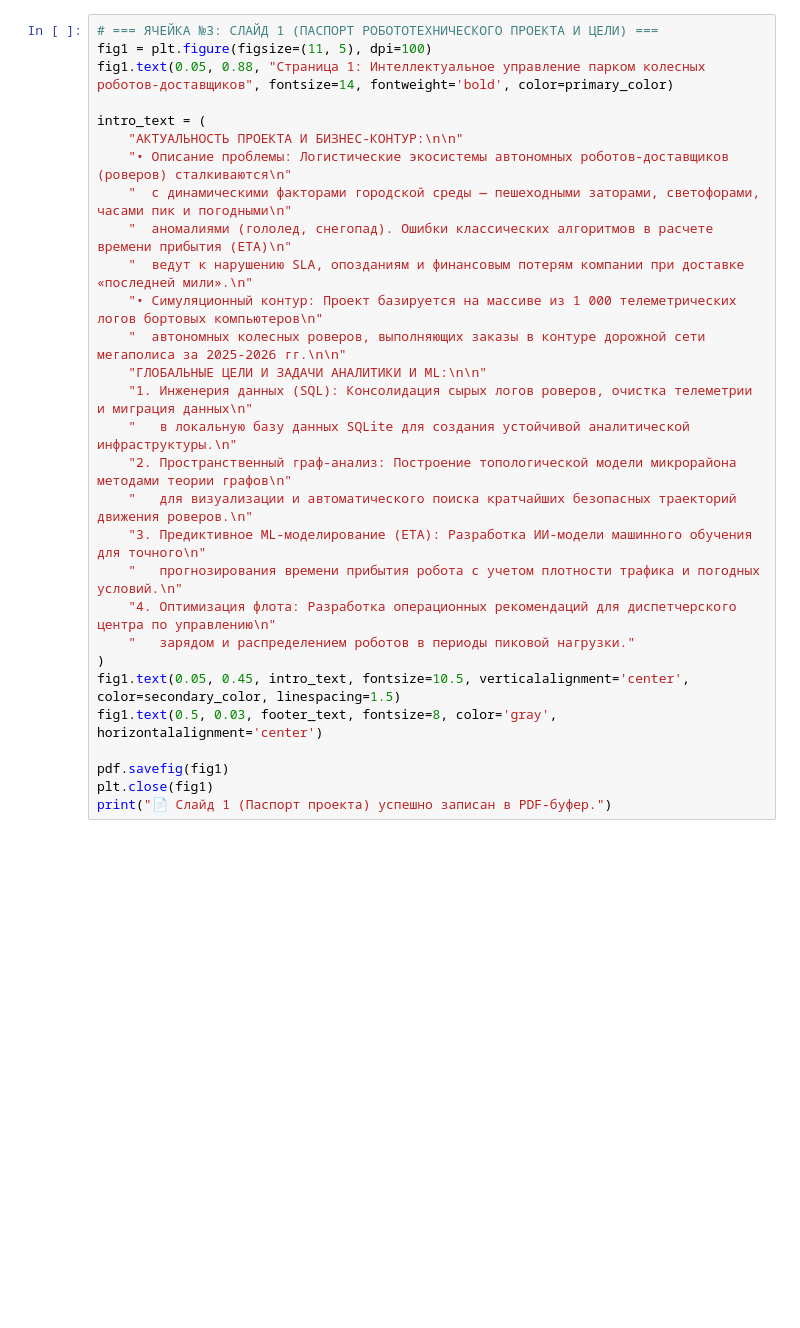
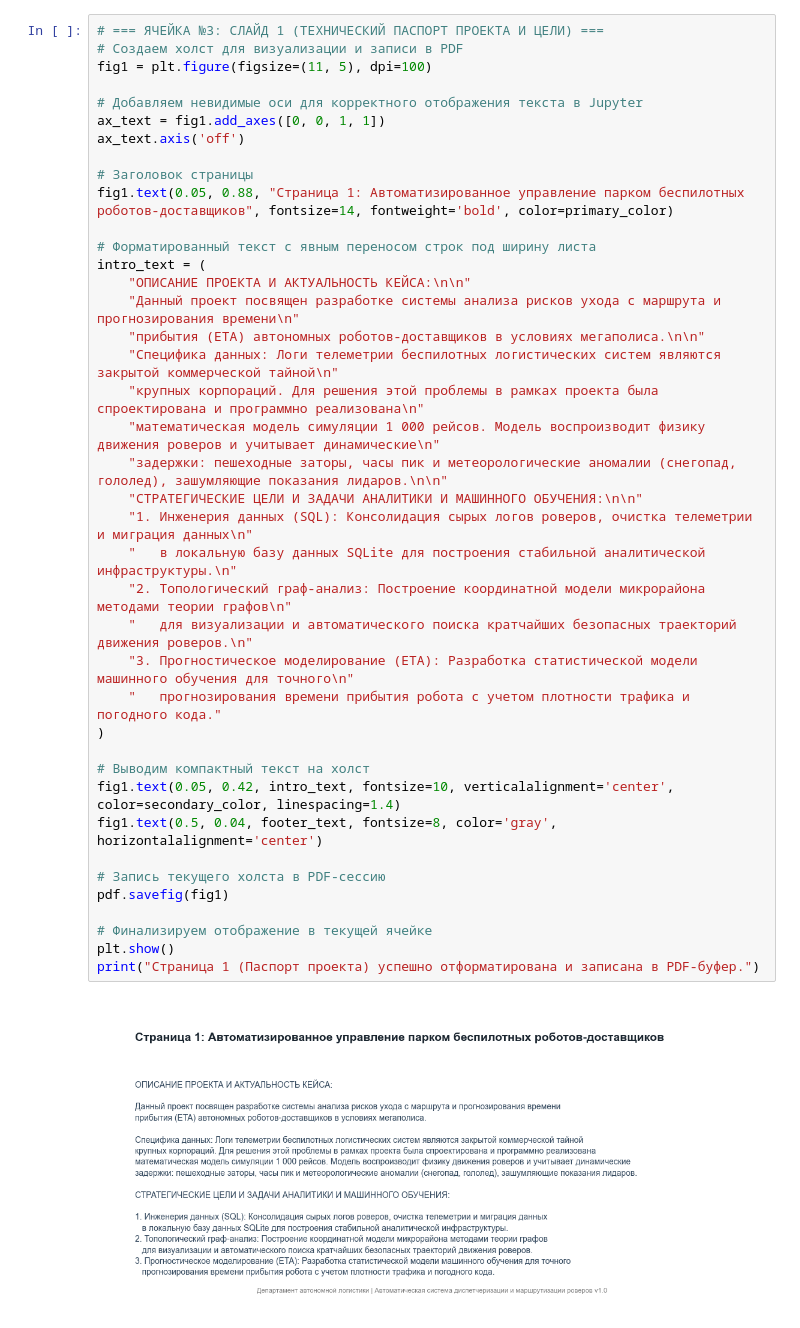
Before and after one commit to Popenkov-S-V/delivery-robots-fleet-management, a Jupyter notebook: autonomous_delivery_robotics.ipynb, the cells around one changed output. Drawn from its saved outputs; the diff is of its cells as text; blank space fills up the shorter version.

```diff
--- a/autonomous_delivery_robotics.ipynb
+++ b/autonomous_delivery_robotics.ipynb
@@ -103,30 +86,42 @@ except Exception as e:
 # %%
-# === ЯЧЕЙКА №3: СЛАЙД 1 (ПАСПОРТ РОБОТОТЕХНИЧЕСКОГО ПРОЕКТА И ЦЕЛИ) ===
+# === ЯЧЕЙКА №3: СЛАЙД 1 (ТЕХНИЧЕСКИЙ ПАСПОРТ ПРОЕКТА И ЦЕЛИ) ===
+# Создаем холст для визуализации и записи в PDF
 fig1 = plt.figure(figsize=(11, 5), dpi=100)
-fig1.text(0.05, 0.88, "Страница 1: Интеллектуальное управление парком колесных роботов-доставщиков", fontsize=14, fontweight='bold', color=primary_color)
 
+# Добавляем невидимые оси для корректного отображения текста в Jupyter
+ax_text = fig1.add_axes([0, 0, 1, 1])
+ax_text.axis('off')
+
+# Заголовок страницы
+fig1.text(0.05, 0.88, "Страница 1: Автоматизированное управление парком беспилотных роботов-доставщиков", fontsize=14, fontweight='bold', color=primary_color)
+
+# Форматированный текст с явным переносом строк под ширину листа
 intro_text = (
-    "АКТУАЛЬНОСТЬ ПРОЕКТА И БИЗНЕС-КОНТУР:\n\n"
-    "• Описание проблемы: Логистические экосистемы автономных роботов-доставщиков (роверов) сталкиваются\n"
-    "  с динамическими факторами городской среды — пешеходными заторами, светофорами, часами пик и погодными\n"
-    "  аномалиями (гололед, снегопад). Ошибки классических алгоритмов в расчете времени прибытия (ETA)\n"
-    "  ведут к нарушению SLA, опозданиям и финансовым потерям компании при доставке «последней мили».\n"
-    "• Симуляционный контур: Проект базируется на массиве из 1 000 телеметрических логов бортовых компьютеров\n"
-    "  автономных колесных роверов, выполняющих заказы в контуре дорожной сети мегаполиса за 2025-2026 гг.\n\n"
-    "ГЛОБАЛЬНЫЕ ЦЕЛИ И ЗАДАЧИ АНАЛИТИКИ И ML:\n\n"
+    "ОПИСАНИЕ ПРОЕКТА И АКТУАЛЬНОСТЬ КЕЙСА:\n\n"
+    "Данный проект посвящен разработке системы анализа рисков ухода с маршрута и прогнозирования времени\n"
+    "прибытия (ETA) автономных роботов-доставщиков в условиях мегаполиса.\n\n"
+    "Специфика данных: Логи телеметрии беспилотных логистических систем являются закрытой коммерческой тайной\n"
+    "крупных корпораций. Для решения этой проблемы в рамках проекта была спроектирована и программно реализована\n"
+    "математическая модель симуляции 1 000 рейсов. Модель воспроизводит физику движения роверов и учитывает динамические\n"
+    "задержки: пешеходные заторы, часы пик и метеорологические аномалии (снегопад, гололед), зашумляющие показания лидаров.\n\n"
+    "СТРАТЕГИЧЕСКИЕ ЦЕЛИ И ЗАДАЧИ АНАЛИТИКИ И МАШИННОГО ОБУЧЕНИЯ:\n\n"
     "1. Инженерия данных (SQL): Консолидация сырых логов роверов, очистка телеметрии и миграция данных\n"
-    "   в локальную базу данных SQLite для создания устойчивой аналитической инфраструктуры.\n"
-    "2. Пространственный граф-анализ: Построение топологической модели микрорайона методами теории графов\n"
+    "   в локальную базу данных SQLite для построения стабильной аналитической инфраструктуры.\n"
+    "2. Топологический граф-анализ: Построение координатной модели микрорайона методами теории графов\n"
     "   для визуализации и автоматического поиска кратчайших безопасных траекторий движения роверов.\n"
-    "3. Предиктивное ML-моделирование (ETA): Разработка ИИ-модели машинного обучения для точного\n"
-    "   прогнозирования времени прибытия робота с учетом плотности трафика и погодных условий.\n"
-    "4. Оптимизация флота: Разработка операционных рекомендаций для диспетчерского центра по управлению\n"
-    "   зарядом и распределением роботов в периоды пиковой нагрузки."
+    "3. Прогностическое моделирование (ETA): Разработка статистической модели машинного обучения для точного\n"
+    "   прогнозирования времени прибытия робота с учетом плотности трафика и погодного кода."
 )
-fig1.text(0.05, 0.45, intro_text, fontsize=10.5, verticalalignment='center', color=secondary_color, linespacing=1.5)
-fig1.text(0.5, 0.03, footer_text, fontsize=8, color='gray', horizontalalignment='center')
 
+# Выводим компактный текст на холст
+fig1.text(0.05, 0.42, intro_text, fontsize=10, verticalalignment='center', color=secondary_color, linespacing=1.4)
+fig1.text(0.5, 0.04, footer_text, fontsize=8, color='gray', horizontalalignment='center')
+
+# Запись текущего холста в PDF-сессию
 pdf.savefig(fig1)
-plt.close(fig1)
-print("📄 Слайд 1 (Паспорт проекта) успешно записан в PDF-буфер.")
+
+# Финализируем отображение в текущей ячейке
+plt.show()
+print("Страница 1 (Паспорт проекта) успешно отформатирована и записана в PDF-буфер.")
 # %% [output]
+[figure, added]
```
Also changed, not shown: parts of 8 cells of this notebook, 1 other file.
